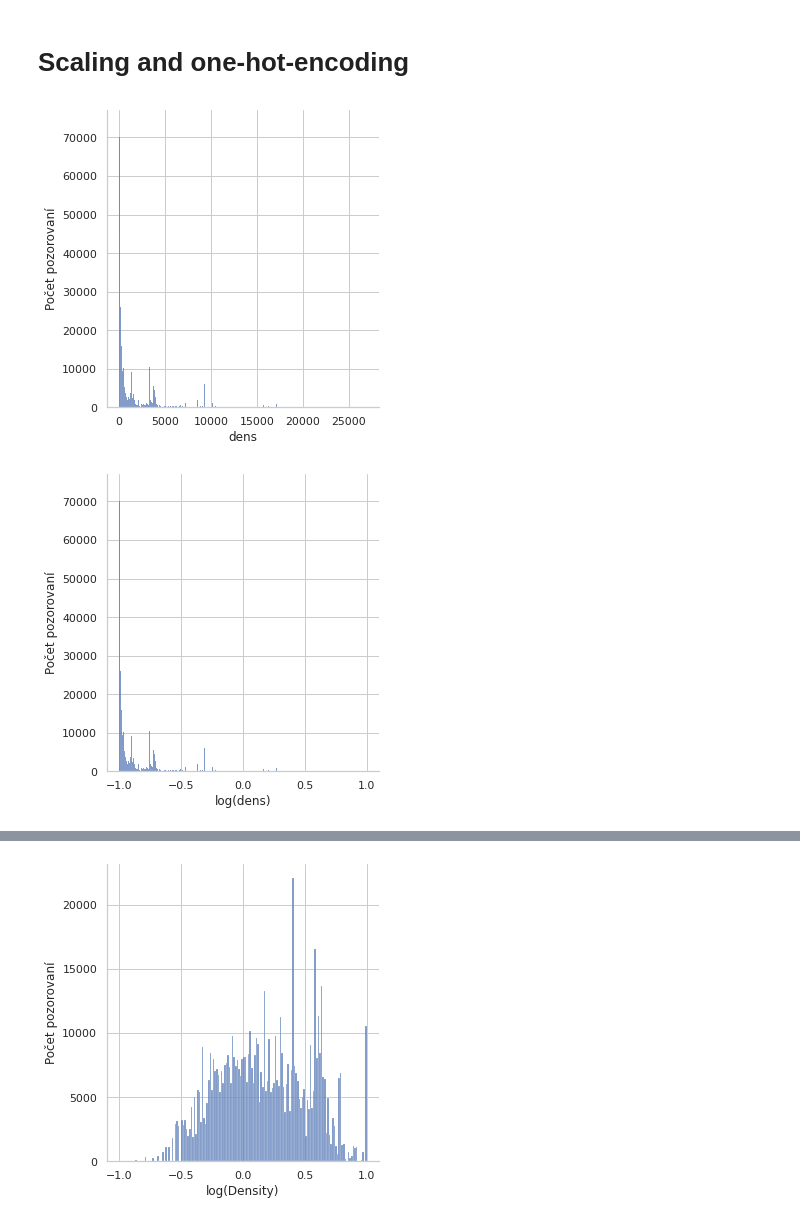
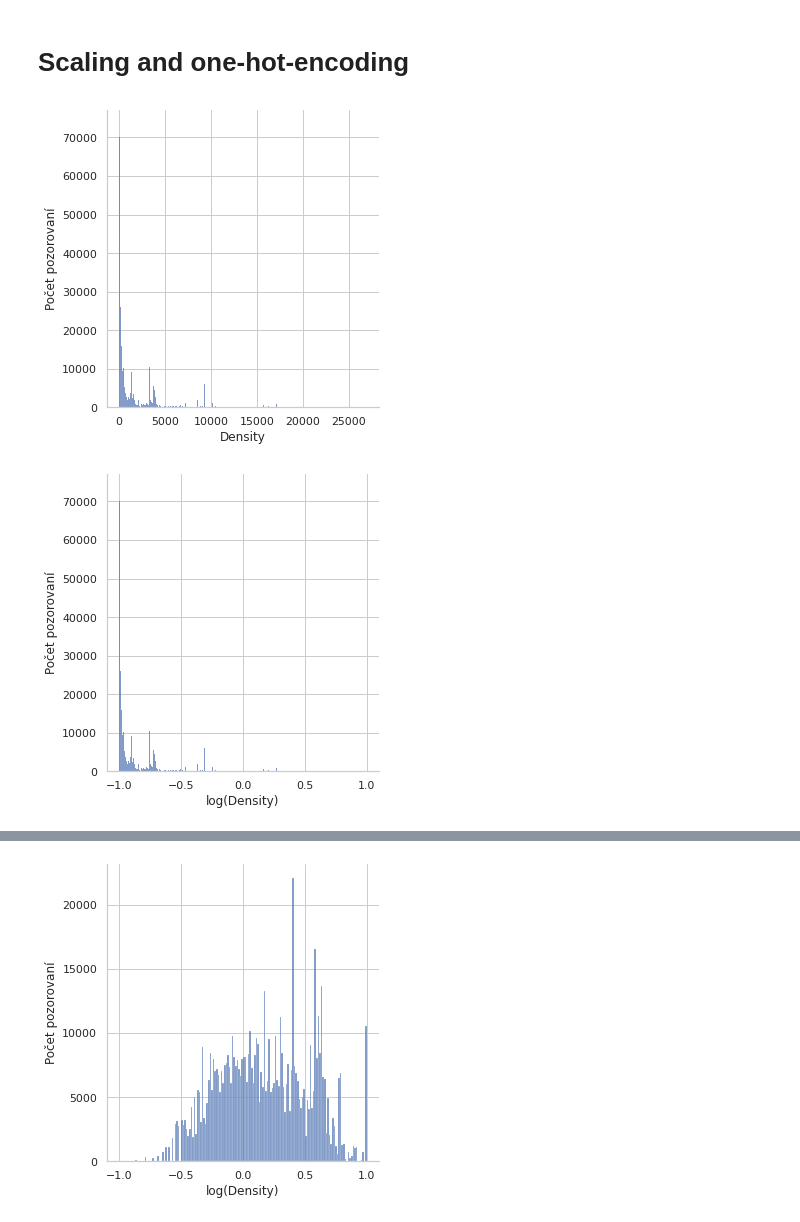
Before and after one commit to jademuun/car_insurance_MTPL, a Jupyter notebook: preprocessing.ipynb, the cells around one changed output, grey strips where cells are left out. Saved outputs shown, nothing was run; the diff lists cells and outputs as text; code cells hidden in the pictures.

```diff
--- a/preprocessing.ipynb
+++ b/preprocessing.ipynb
@@ -354,18 +350,18 @@ minmax = MinMaxScaler(feature_range=(-1 , 1))
 claim['Area'] = claim['Area'].cat.codes
 # %%
 ax = sns.displot(x = 'Density', data = claim)
-ax.set(xlabel='dens', ylabel='Počet pozorovaní')
+ax.set(xlabel='Density', ylabel='Počet pozorovaní')
 plt.show()
 # %% [output]
-[figure, old version]
+[figure, new version]
 # %%
 claim[['minmaxlogdense']] = minmax.fit_transform(claim[['Density']])
 # %%
 ax=sns.displot(x = 'minmaxlogdense', data = claim)
-ax.set(xlabel='log(dens)', ylabel='Počet pozorovaní')
+ax.set(xlabel='log(Density)', ylabel='Počet pozorovaní')
 plt.show()
 # %% [output]
-[figure, old version]
+[figure, new version]
 # %%
 # transform dens to log dens (we follow the initial article of
 # M. V. Wuthrich - Data Analytics for Non-Life Insurance Pricing, 2020)
```
Also changed, not shown: parts of 11 cells of this notebook.
